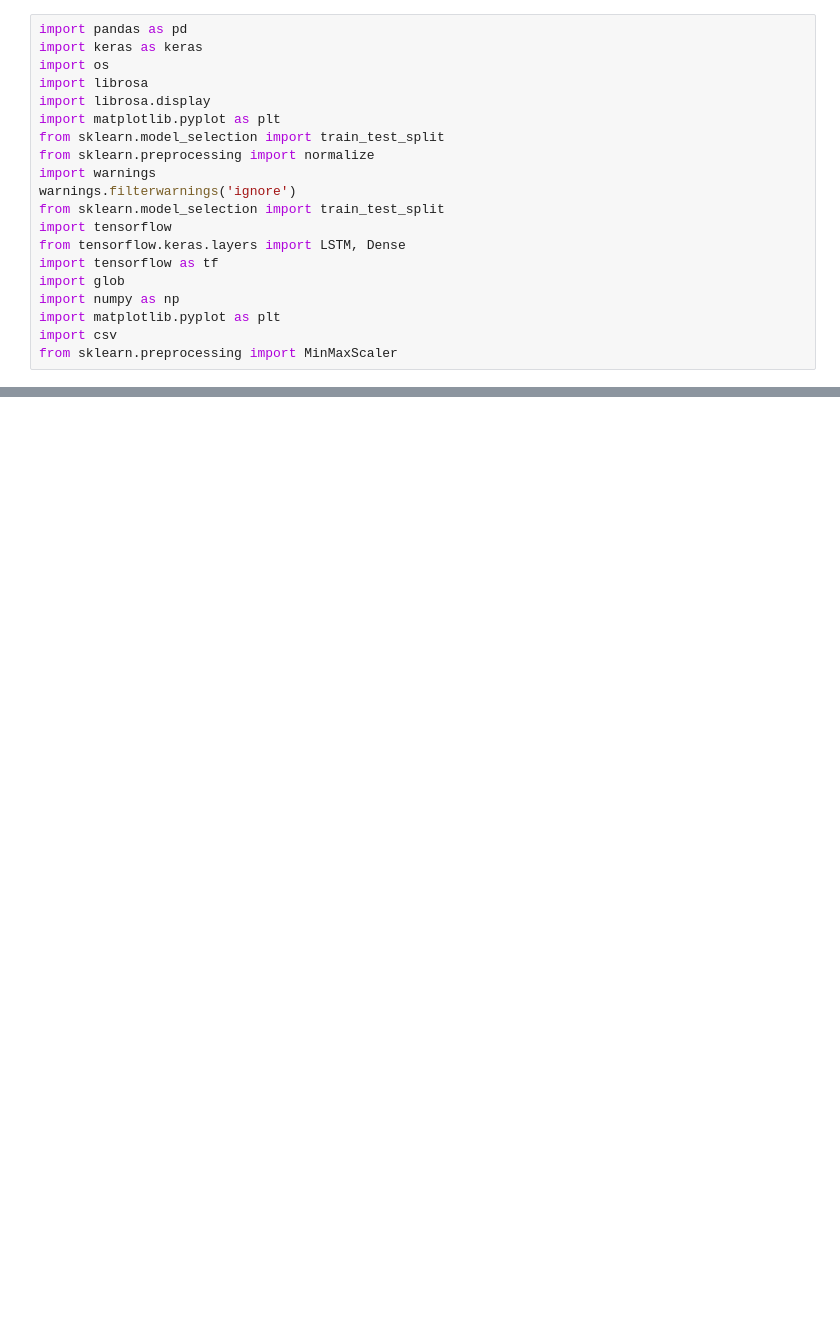
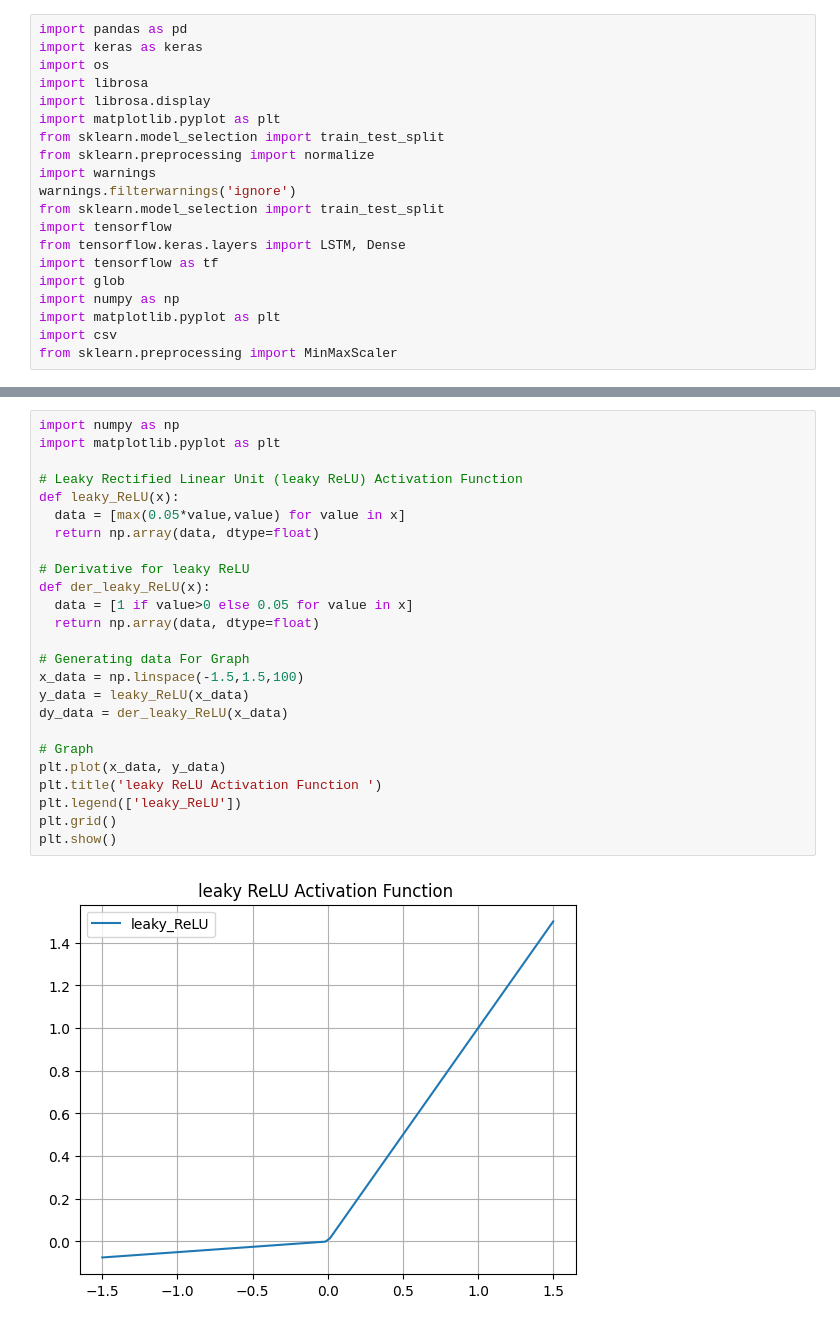
Before and after one commit to javierrca/eegcom, a Jupyter notebook: python/eegcom_train_power.ipynb, the cells around one changed output, grey strips where cells are left out. Cells and saved outputs as stored; diff of their text form; blank space fills up the shorter version.

```diff
--- a/python/eegcom_train_power.ipynb
+++ b/python/eegcom_train_power.ipynb
@@ -716,0 +376,27 @@ show_results(y_test,y_test_pred2)
+# %%
+import numpy as np
+import matplotlib.pyplot as plt
+
+# Leaky Rectified Linear Unit (leaky ReLU) Activation Function
+def leaky_ReLU(x):
+  data = [max(0.05*value,value) for value in x]
+  return np.array(data, dtype=float)
+
+# Derivative for leaky ReLU
+def der_leaky_ReLU(x):
+  data = [1 if value>0 else 0.05 for value in x]
+  return np.array(data, dtype=float)
+
+# Generating data For Graph
+x_data = np.linspace(-1.5,1.5,100)
+y_data = leaky_ReLU(x_data)
+dy_data = der_leaky_ReLU(x_data)
+
+# Graph
+plt.plot(x_data, y_data)
+plt.title('leaky ReLU Activation Function ')
+plt.legend(['leaky_ReLU'])
+plt.grid()
+plt.show()
+# %% [output]
+[figure, added]
```
Also changed, not shown: parts of 47 cells of this notebook, 1 other file.
